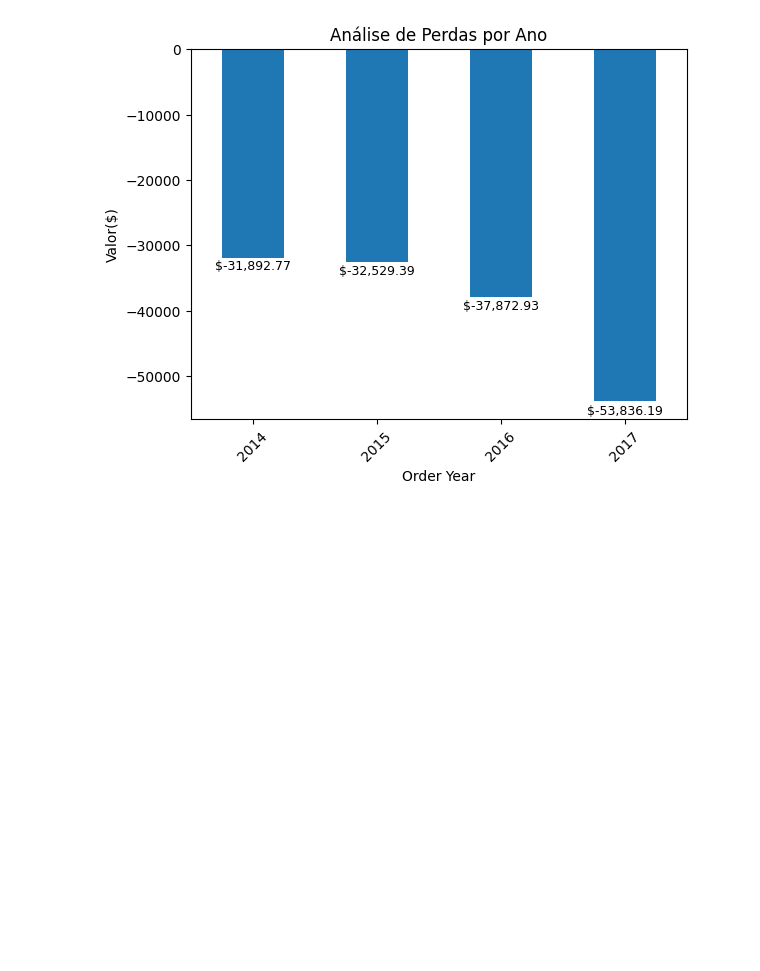
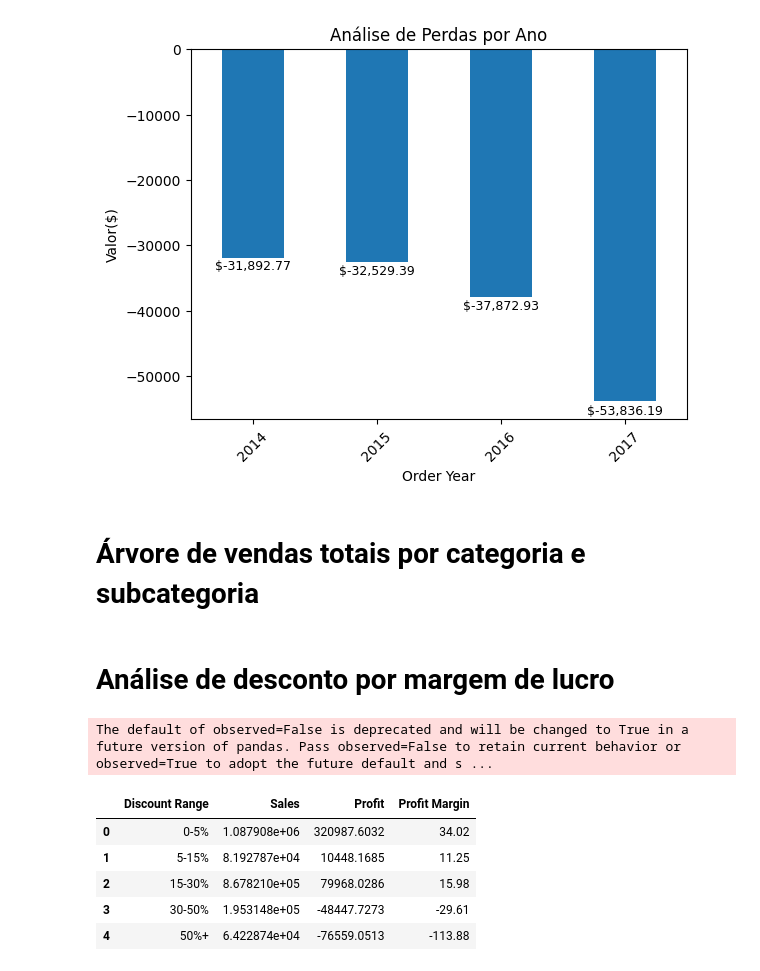
Before and after one commit to LucasHSantana/Superstore, a Jupyter notebook: superstore.ipynb, the cells around one changed output. Drawn from its saved outputs; the diff is of its cells as text; code cells hidden in the pictures; blank space fills up the shorter version.

```diff
--- a/superstore.ipynb
+++ b/superstore.ipynb
@@ -37,10 +37,15 @@ api.authenticate()
 # %% [markdown]
 # Carregar dataset
 # %%
-base_path = Path('./data/')
+data_path = Path('./data/')
+data_path.mkdir(parents=True, exist_ok=True)
+
+output_path = Path('./output')
+output_path.mkdir(parents=True, exist_ok=True)
+
 csv_filename = 'Sample - Superstore.csv'
 db_name = 'superstore.db'
 
-csv_path = base_path / csv_filename
-db_path = base_path / db_name
+csv_path = data_path / csv_filename
+db_path = data_path / db_name
 # %%
@@ -122,3 +127,9 @@ df['Profit Margin'] = df['Profit'] / df['Sales']
 df['Cost'] = df['Sales'] - df['Profit']
 df['Order Month'] = df['Order Date'].dt.month
 df['Order Year'] = df['Order Date'].dt.year
+# %%
+df['Discount Range'] = pd.cut(
+    df['Discount'],
+    bins=[-0.01, 0.05, 0.15, 0.30, 0.50, 1],
+    labels=['0-5%', '5-15%', '15-30%', '30-50%', '50%+']
+)
@@ -359,6 +379,8 @@ for i, v in enumerate(loss_subcategory):
 plt.show()
 # %% [output]
 [figure]
+# %% [markdown]
+# Árvore de vendas totais por categoria e subcategoria
 # %%
 df_grouped = df.groupby(['Category', 'Sub-Category'], as_index=False).agg({
     'Sales': 'sum',
@@ -370 +410,18 @@ fig = px.treemap(df_grouped, path=[px.Constant('Sales'), 'Category', 'Sub-Catego
 fig.show()
+# %% [markdown]
+# Análise de desconto por margem de lucro
+# %%
+discount_analysis = (
+    df.groupby('Discount Range', as_index=False)
+      .agg({'Sales': 'sum', 'Profit': 'sum', 'Profit Margin': 'mean'})
+)
+discount_analysis['Profit Margin'] = (discount_analysis['Profit Margin'] * 100).round(2)
+discount_analysis
+# %% [output]
+The default of observed=False is deprecated and will be changed to True in a future version of pandas. Pass observed=False to retain current behavior or observed=True to adopt the future default and s ...
+|  | Discount Range | Sales | Profit | Profit Margin |
+| 0 | 0-5% | 1.087908e+06 | 320987.6032 | 34.02 |
+| 1 | 5-15% | 8.192787e+04 | 10448.1685 | 11.25 |
+| 2 | 15-30% | 8.678210e+05 | 79968.0286 | 15.98 |
+| 3 | 30-50% | 1.953148e+05 | -48447.7273 | -29.61 |
+| 4 | 50%+ | 6.422874e+04 | -76559.0513 | -113.88 |
```
Also changed, not shown: parts of 9 cells of this notebook, 3 other files.
